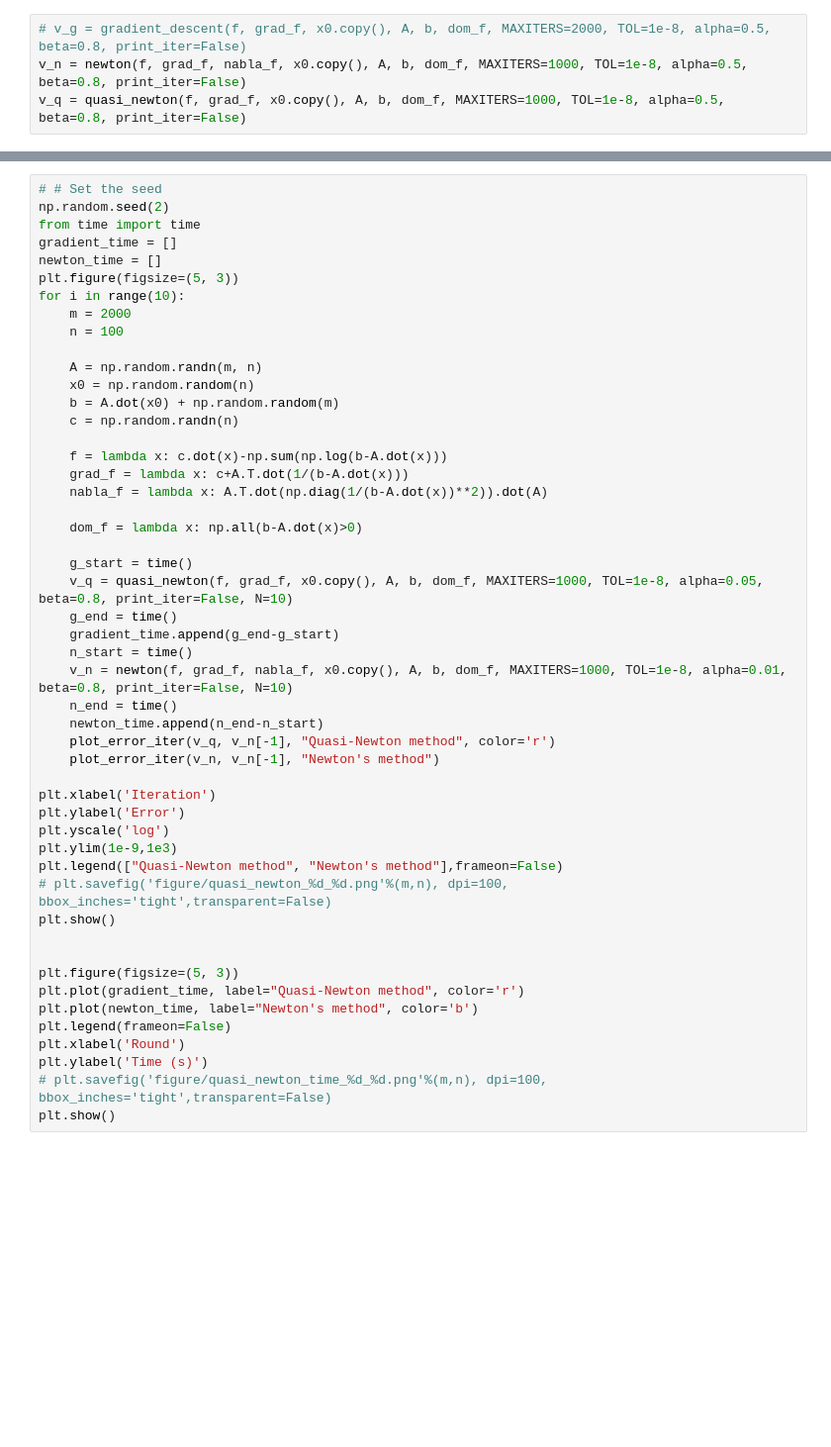
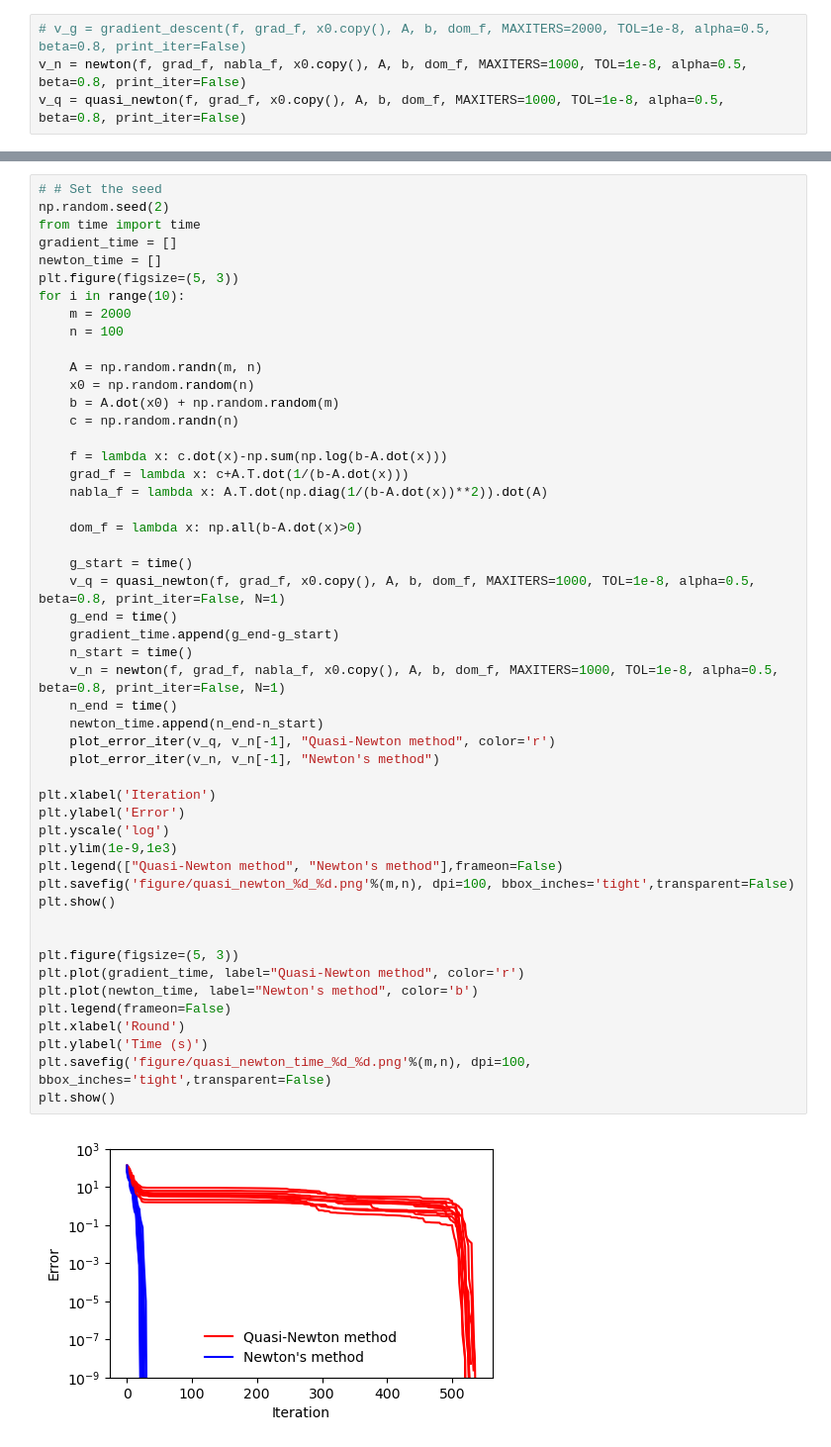
Before and after one commit to Jinyi-Liu/optimization-project, a Jupyter notebook: newton-quasi.ipynb, the cells around one changed output, grey strips where cells are left out. Shown: that part at 99% size. Saved outputs shown, nothing was run; the diff lists cells and outputs as text; blank space fills up the shorter version.

Commit message:
modified:   functions.py 	modified:   newton-quasi.ipynb

```diff
--- a/newton-quasi.ipynb
+++ b/newton-quasi.ipynb
@@ -59,34 +59,36 @@ for i in range(10):
     f = lambda x: c.dot(x)-np.sum(np.log(b-A.dot(x)))
     grad_f = lambda x: c+A.T.dot(1/(b-A.dot(x)))
     nabla_f = lambda x: A.T.dot(np.diag(1/(b-A.dot(x))**2)).dot(A)
 
     dom_f = lambda x: np.all(b-A.dot(x)>0)
 
     g_start = time()
-    v_q = quasi_newton(f, grad_f, x0.copy(), A, b, dom_f, MAXITERS=1000, TOL=1e-8, alpha=0.05, beta=0.8, print_iter=False, N=10)
+    v_q = quasi_newton(f, grad_f, x0.copy(), A, b, dom_f, MAXITERS=1000, TOL=1e-8, alpha=0.5, beta=0.8, print_iter=False, N=1)
     g_end = time()
     gradient_time.append(g_end-g_start)
     n_start = time()
-    v_n = newton(f, grad_f, nabla_f, x0.copy(), A, b, dom_f, MAXITERS=1000, TOL=1e-8, alpha=0.01, beta=0.8, print_iter=False, N=10)
+    v_n = newton(f, grad_f, nabla_f, x0.copy(), A, b, dom_f, MAXITERS=1000, TOL=1e-8, alpha=0.5, beta=0.8, print_iter=False, N=1)
     n_end = time()
     newton_time.append(n_end-n_start)
     plot_error_iter(v_q, v_n[-1], "Quasi-Newton method", color='r')
     plot_error_iter(v_n, v_n[-1], "Newton's method")
 
 plt.xlabel('Iteration')
 plt.ylabel('Error')
 plt.yscale('log')
 plt.ylim(1e-9,1e3)
 plt.legend(["Quasi-Newton method", "Newton's method"],frameon=False)
-# plt.savefig('figure/quasi_newton_%d_%d.png'%(m,n), dpi=100, bbox_inches='tight',transparent=False)
+plt.savefig('figure/quasi_newton_%d_%d.png'%(m,n), dpi=100, bbox_inches='tight',transparent=False)
 plt.show()
 
 
 plt.figure(figsize=(5, 3))
 plt.plot(gradient_time, label="Quasi-Newton method", color='r')
 plt.plot(newton_time, label="Newton's method", color='b')
 plt.legend(frameon=False)
 plt.xlabel('Round')
 plt.ylabel('Time (s)')
-# plt.savefig('figure/quasi_newton_time_%d_%d.png'%(m,n), dpi=100, bbox_inches='tight',transparent=False)
+plt.savefig('figure/quasi_newton_time_%d_%d.png'%(m,n), dpi=100, bbox_inches='tight',transparent=False)
 plt.show()
+# %% [output]
+[figure, added]
```
Also changed, not shown: parts of 2 cells of this notebook, 1 other file.
